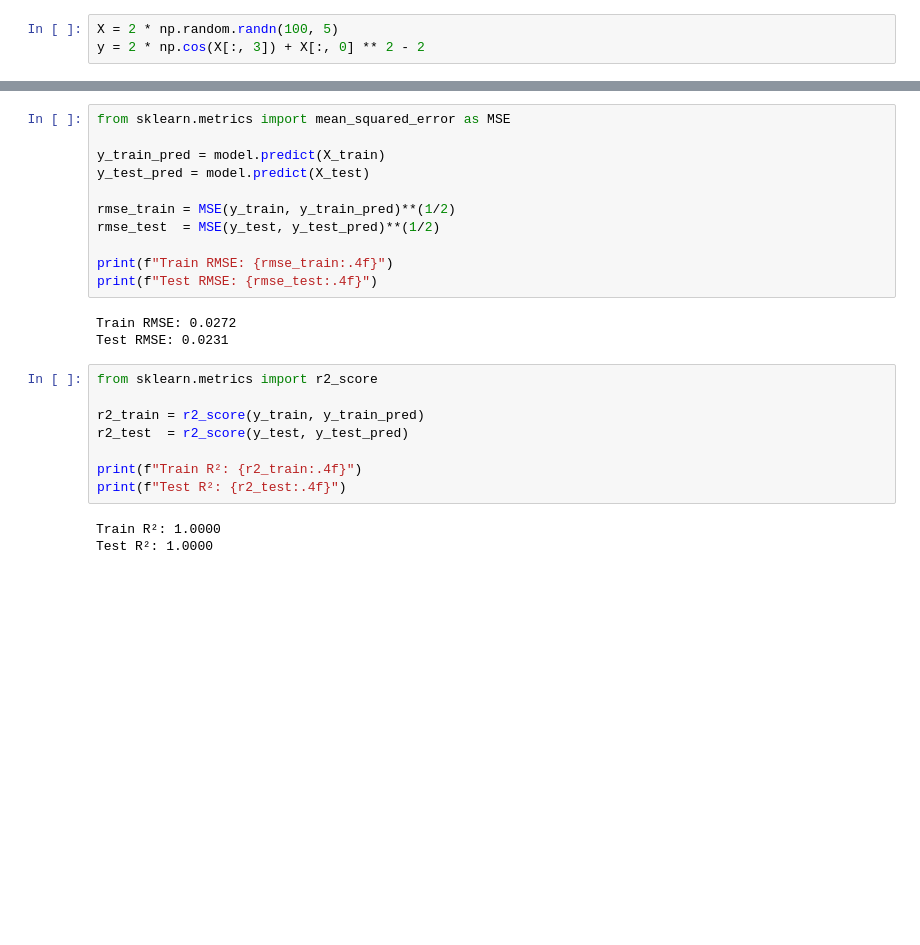
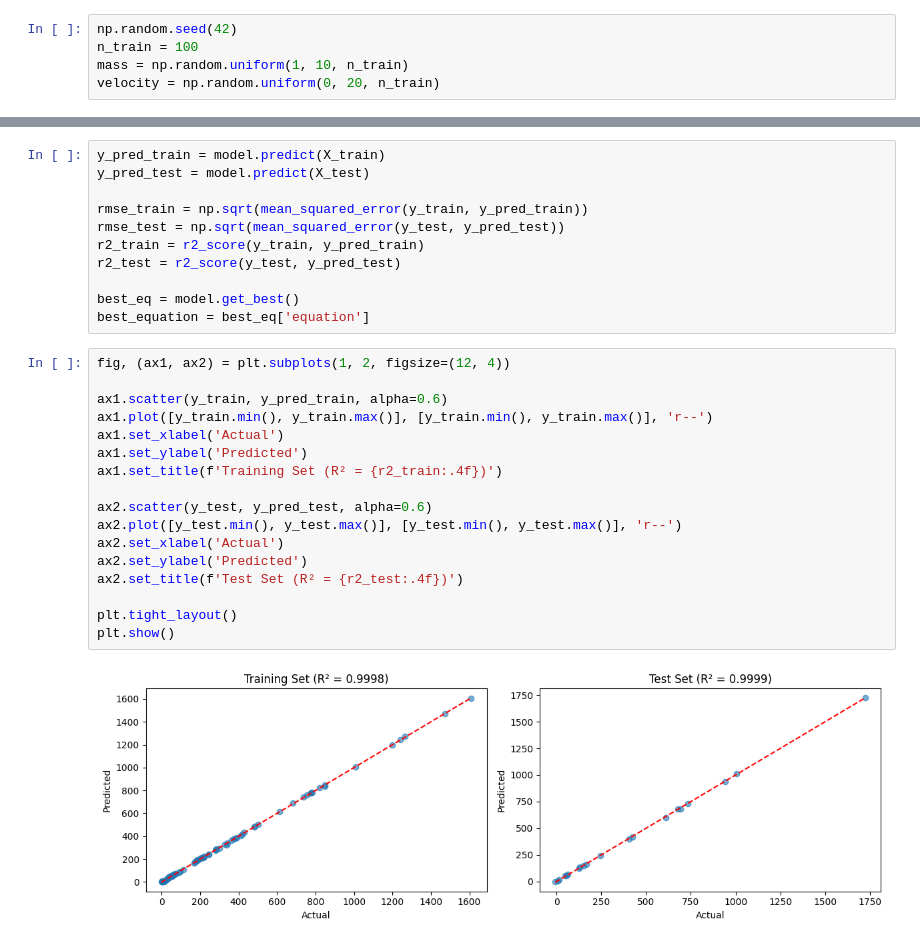
Before and after one commit to wmpjrufg/crack_prediction_symbolic_regression, a Jupyter notebook: PySR_Toy_Problem.ipynb, the cells around one changed output, grey strips where cells are left out. Drawn from its saved outputs; the diff is of its cells as text; blank space fills up the shorter version.

Commit message:
feat: kinect energy formula prediction

```diff
--- a/PySR_Toy_Problem.ipynb
+++ b/PySR_Toy_Problem.ipynb
@@ -4,6 +9,8 @@ from pysr import *
 # %% [output]
 Detected IPython. Loading juliacall extension. See https://juliapy.github.io/PythonCall.jl/stable/compat/#IPython
 # %%
-X = 2 * np.random.randn(100, 5)
-y = 2 * np.cos(X[:, 3]) + X[:, 0] ** 2 - 2
+np.random.seed(42)
+n_train = 100
+mass = np.random.uniform(1, 10, n_train)
+velocity = np.random.uniform(0, 20, n_train)
 # %%
@@ -70,26 +80,31 @@ PySRRegressor.equations_ = [
 # %%
-from sklearn.metrics import mean_squared_error as MSE
+y_pred_train = model.predict(X_train)
+y_pred_test = model.predict(X_test)
 
-y_train_pred = model.predict(X_train)
-y_test_pred = model.predict(X_test)
+rmse_train = np.sqrt(mean_squared_error(y_train, y_pred_train))
+rmse_test = np.sqrt(mean_squared_error(y_test, y_pred_test))
+r2_train = r2_score(y_train, y_pred_train)
+r2_test = r2_score(y_test, y_pred_test)
 
-rmse_train = MSE(y_train, y_train_pred)**(1/2)
-rmse_test  = MSE(y_test, y_test_pred)**(1/2)
-
-print(f"Train RMSE: {rmse_train:.4f}")
-print(f"Test RMSE: {rmse_test:.4f}")
+best_eq = model.get_best()
+best_equation = best_eq['equation']
-# %% [output]
-Train RMSE: 0.0272
-Test RMSE: 0.0231
 # %%
-from sklearn.metrics import r2_score
+fig, (ax1, ax2) = plt.subplots(1, 2, figsize=(12, 4))
 
-r2_train = r2_score(y_train, y_train_pred)
-r2_test  = r2_score(y_test, y_test_pred)
+ax1.scatter(y_train, y_pred_train, alpha=0.6)
+ax1.plot([y_train.min(), y_train.max()], [y_train.min(), y_train.max()], 'r--')
+ax1.set_xlabel('Actual')
+ax1.set_ylabel('Predicted')
+ax1.set_title(f'Training Set (R² = {r2_train:.4f})')
 
-print(f"Train R²: {r2_train:.4f}")
-print(f"Test R²: {r2_test:.4f}")
+ax2.scatter(y_test, y_pred_test, alpha=0.6)
+ax2.plot([y_test.min(), y_test.max()], [y_test.min(), y_test.max()], 'r--')
+ax2.set_xlabel('Actual')
+ax2.set_ylabel('Predicted')
+ax2.set_title(f'Test Set (R² = {r2_test:.4f})')
+
+plt.tight_layout()
+plt.show()
 # %% [output]
-Train R²: 1.0000
-Test R²: 1.0000
+[figure, added]
 # %%
```
Also changed, not shown: parts of 5 cells of this notebook.
